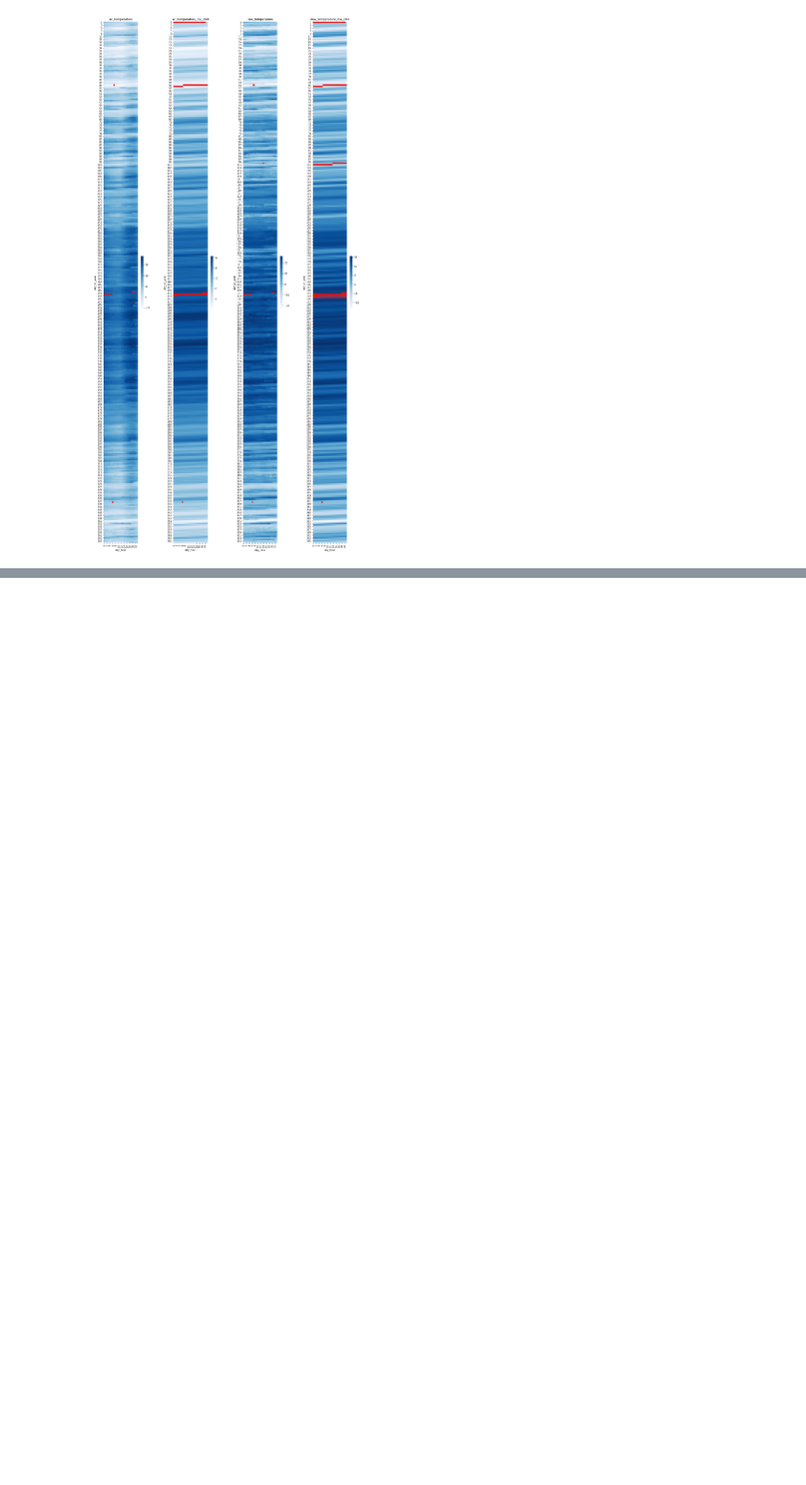
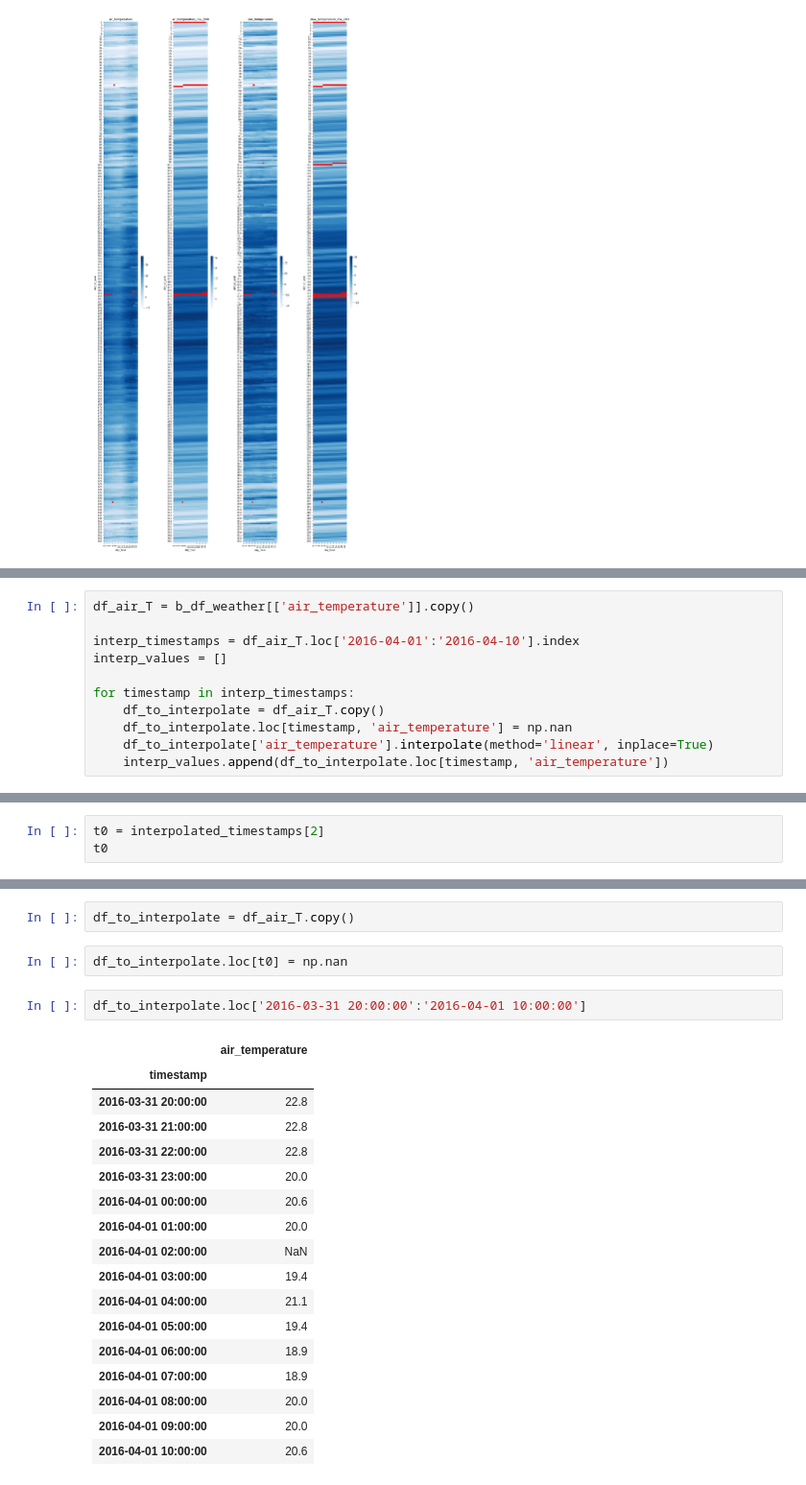
Before and after one commit to edouardArgenson/ASHRAE_great_energy_predictor, a Jupyter notebook: notebooks/building_493/meter_0/visualize_benchmark_missing_data.ipynb, the cells around one changed output, grey strips where cells are left out. Shown at 96% size. Saved outputs shown, nothing was run; the diff lists cells and outputs as text; blank space fills up the shorter version.

Commit message:
Begins missing data interpolation study

```diff
--- a/notebooks/building_493/meter_0/visualize_benchmark_missing_data.ipynb
+++ b/notebooks/building_493/meter_0/visualize_benchmark_missing_data.ipynb
@@ -239,0 +232,11 @@ for i in range(n_maps):
+# %%
+df_air_T = b_df_weather[['air_temperature']].copy()
+
+interp_timestamps = df_air_T.loc['2016-04-01':'2016-04-10'].index
+interp_values = []
+
+for timestamp in interp_timestamps:
+    df_to_interpolate = df_air_T.copy()
+    df_to_interpolate.loc[timestamp, 'air_temperature'] = np.nan
+    df_to_interpolate['air_temperature'].interpolate(method='linear', inplace=True)
+    interp_values.append(df_to_interpolate.loc[timestamp, 'air_temperature'])
@@ -239,0 +256,3 @@ for i in range(n_maps):
+# %%
+t0 = interpolated_timestamps[2]
+t0
@@ -239,0 +261,24 @@ for i in range(n_maps):
+# %%
+df_to_interpolate = df_air_T.copy()
+# %%
+df_to_interpolate.loc[t0] = np.nan
+# %%
+df_to_interpolate.loc['2016-03-31 20:00:00':'2016-04-01 10:00:00']
+# %% [output]
+|  | air_temperature |
+| timestamp |  |
+| 2016-03-31 20:00:00 | 22.8 |
+| 2016-03-31 21:00:00 | 22.8 |
+| 2016-03-31 22:00:00 | 22.8 |
+| 2016-03-31 23:00:00 | 20.0 |
+| 2016-04-01 00:00:00 | 20.6 |
+| 2016-04-01 01:00:00 | 20.0 |
+| 2016-04-01 02:00:00 | NaN |
+| 2016-04-01 03:00:00 | 19.4 |
+| 2016-04-01 04:00:00 | 21.1 |
+| 2016-04-01 05:00:00 | 19.4 |
+| 2016-04-01 06:00:00 | 18.9 |
+| 2016-04-01 07:00:00 | 18.9 |
+| 2016-04-01 08:00:00 | 20.0 |
+| 2016-04-01 09:00:00 | 20.0 |
+| 2016-04-01 10:00:00 | 20.6 |
```
Also changed, not shown: parts of 12 cells of this notebook.
